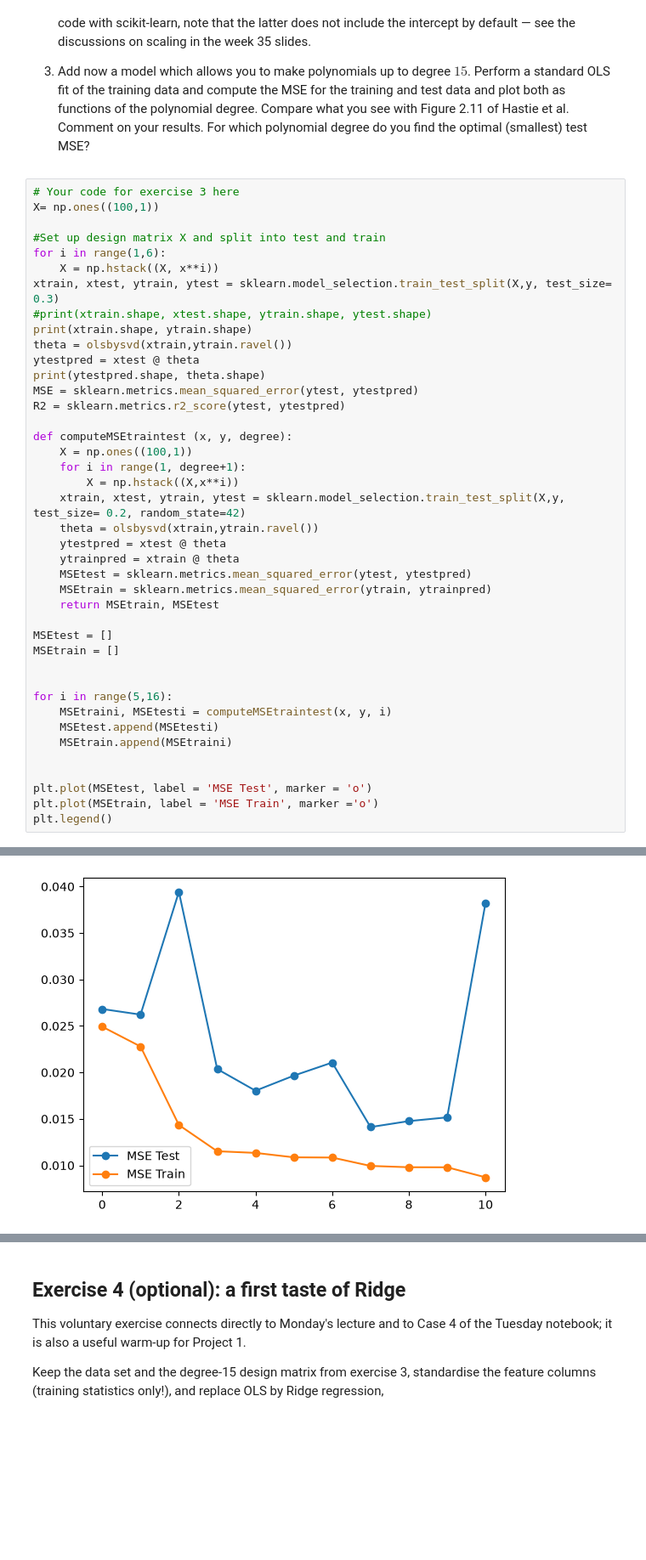
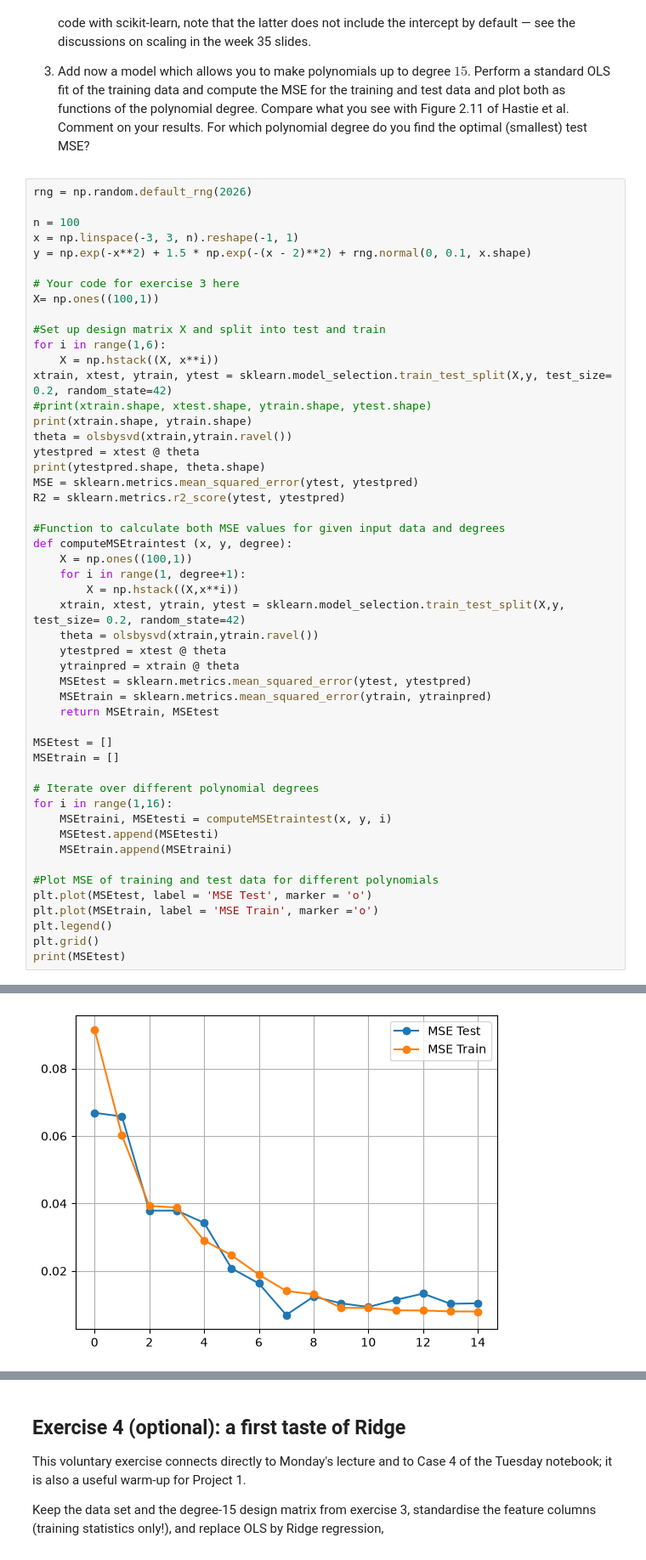
Before and after one commit to JOJ0O0O/MachineLearningUiO, a Jupyter notebook: doc/WeeklyMaterial/week35/exercisesweek35.ipynb, the cells around one changed output, grey strips where cells are left out. Shown at 85% size. Saved outputs shown, nothing was run; the diff lists cells and outputs as text; blank space fills up the shorter version.

```diff
--- a/doc/WeeklyMaterial/week35/exercisesweek35.ipynb
+++ b/doc/WeeklyMaterial/week35/exercisesweek35.ipynb
@@ -278,13 +319,19 @@ where $y$ is the function we want to fit with a given polynomial.
    you see with Figure 2.11 of Hastie et al. Comment on your results. For which
    polynomial degree do you find the optimal (smallest) test MSE?
 # %%
+rng = np.random.default_rng(2026)
+
+n = 100
+x = np.linspace(-3, 3, n).reshape(-1, 1)
+y = np.exp(-x**2) + 1.5 * np.exp(-(x - 2)**2) + rng.normal(0, 0.1, x.shape)
+
 # Your code for exercise 3 here
 X= np.ones((100,1))
 
 #Set up design matrix X and split into test and train
 for i in range(1,6):
     X = np.hstack((X, x**i))
-xtrain, xtest, ytrain, ytest = sklearn.model_selection.train_test_split(X,y, test_size= 0.3)
+xtrain, xtest, ytrain, ytest = sklearn.model_selection.train_test_split(X,y, test_size= 0.2, random_state=42)
 #print(xtrain.shape, xtest.shape, ytrain.shape, ytest.shape)
 print(xtrain.shape, ytrain.shape)
 theta = olsbysvd(xtrain,ytrain.ravel())
@@ -293,6 +340,7 @@ print(ytestpred.shape, theta.shape)
 MSE = sklearn.metrics.mean_squared_error(ytest, ytestpred)
 R2 = sklearn.metrics.r2_score(ytest, ytestpred)
 
+#Function to calculate both MSE values for given input data and degrees
 def computeMSEtraintest (x, y, degree):
     X = np.ones((100,1))
     for i in range(1, degree+1):
@@ -308,14 +356,16 @@ def computeMSEtraintest (x, y, degree):
 MSEtest = []
 MSEtrain = []
 
-
-for i in range(5,16):
+# Iterate over different polynomial degrees
+for i in range(1,16):
     MSEtraini, MSEtesti = computeMSEtraintest(x, y, i)
     MSEtest.append(MSEtesti)
     MSEtrain.append(MSEtraini)
 
-
+#Plot MSE of training and test data for different polynomials
 plt.plot(MSEtest, label = 'MSE Test', marker = 'o')
 plt.plot(MSEtrain, label = 'MSE Train', marker ='o')
 plt.legend()
+plt.grid()
+print(MSEtest)
 # %% [output]
@@ -337 +375 @@ s shape: (16,)
-[figure, old version]
+[figure, new version]
```
Also changed, not shown: parts of 5 cells of this notebook.
